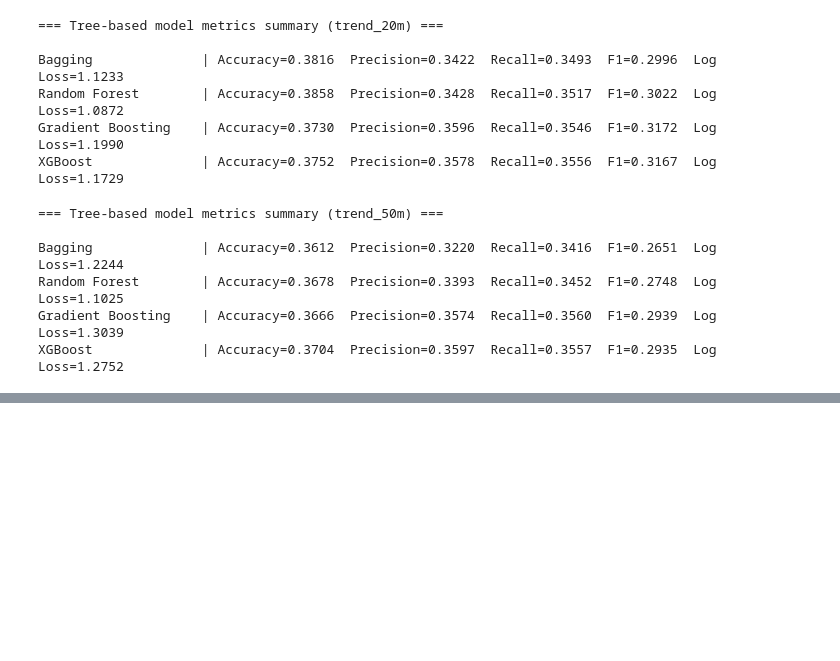
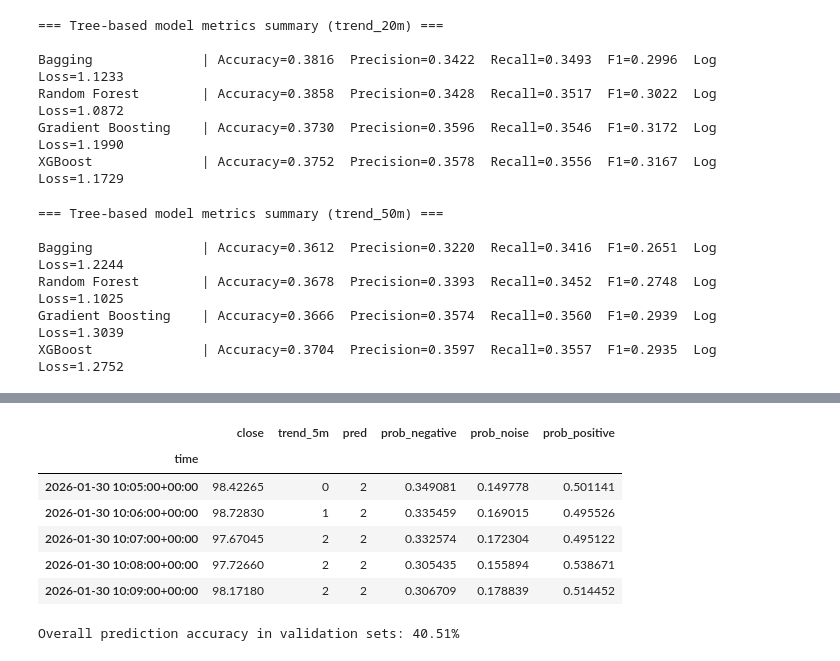
Before and after one commit to StochastiMo/Project-046, a Jupyter notebook: Quantitative strategy.ipynb, the cells around one changed output, grey strips where cells are left out. Saved outputs shown, nothing was run; the diff lists cells and outputs as text; code cells hidden in the pictures; blank space fills up the shorter version.

```diff
--- a/Quantitative strategy.ipynb
+++ b/Quantitative strategy.ipynb
@@ -1129,0 +1220,16 @@ XGBoost              | Accuracy=0.3704  Precision=0.3597  Recall=0.3557  F1=0.29
+# %%
+xag_df.tail()
+# %% [output]
+|  | close | trend_5m | pred | prob_negative | prob_noise | prob_positive |
+| time |  |  |  |  |  |  |
+| 2026-01-30 10:05:00+00:00 | 98.42265 | 0 | 2 | 0.349081 | 0.149778 | 0.501141 |
+| 2026-01-30 10:06:00+00:00 | 98.72830 | 1 | 2 | 0.335459 | 0.169015 | 0.495526 |
+| 2026-01-30 10:07:00+00:00 | 97.67045 | 2 | 2 | 0.332574 | 0.172304 | 0.495122 |
+| 2026-01-30 10:08:00+00:00 | 97.72660 | 2 | 2 | 0.305435 | 0.155894 | 0.538671 |
+| 2026-01-30 10:09:00+00:00 | 98.17180 | 2 | 2 | 0.306709 | 0.178839 | 0.514452 |
+# %%
+## look how much percent pred equals target in the validation set
+match_pct = (xag_df['pred'] == xag_df[TARGET_COL]).mean() * 100
+print(f"Overall prediction accuracy in validation sets: {match_pct:.2f}%")
+# %% [output]
+Overall prediction accuracy in validation sets: 40.51%
```
Also changed, not shown: parts of 5 cells of this notebook, 2 other files.
